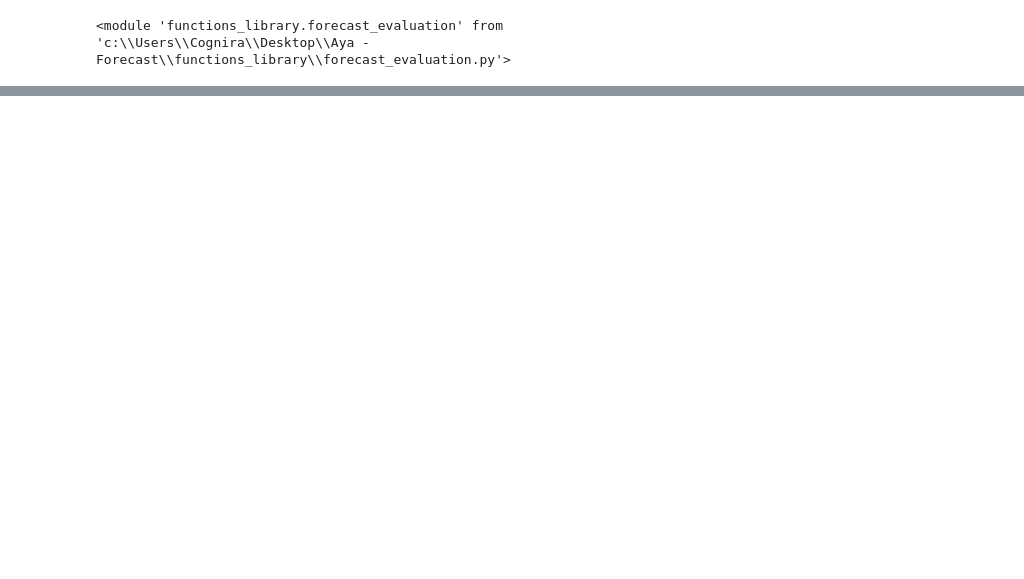
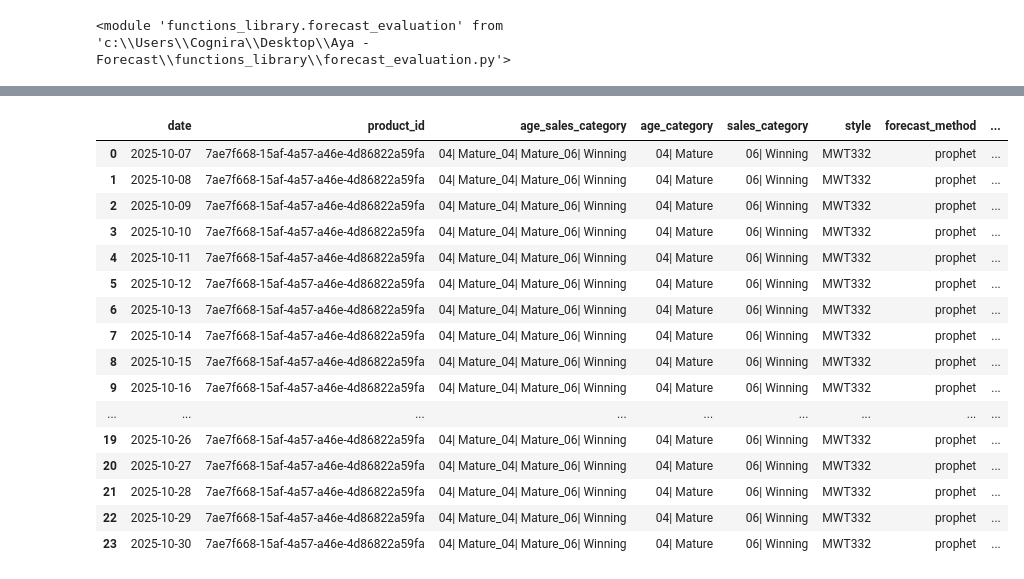
Before and after one commit to ameljenniwork-maker/Aya---Forecast-Engine, a Jupyter notebook: evaluate_forecast.ipynb, the cells around one changed output, grey strips where cells are left out. Saved outputs shown, nothing was run; the diff lists cells and outputs as text; code cells hidden in the pictures; blank space fills up the shorter version.

```diff
--- a/evaluate_forecast.ipynb
+++ b/evaluate_forecast.ipynb
@@ -171,7 +177,7 @@ reload(FEVAL)
 <module 'functions_library.forecast_evaluation' from 'c:\\Users\\Cognira\\Desktop\\Aya - Forecast\\functions_library\\forecast_evaluation.py'>
 # %%
 # Example usage
-SELECTED_STYLE = "MWD04"
+SELECTED_STYLE = "MW1556"
 pdf_product, plot = FEVAL.plot_product_details_daily_short(validation_data, SELECTED_STYLE, products_df=products, EVALUATION_START_DATE=EVALUATION_START_DATE, EVALUATION_END_DATE=EVALUATION_END_DATE)
 plot.show()
 # %% [output]
@@ -180,4 +186,22 @@ Price: 43.48
 Status: ACTIVE
 [interactive output not drawn]
 # %%
-# prod_day_forecast.where(F.col("style") == SELECTED_STYLE).orderBy("date").toPandas()
+prod_day_forecast.where(F.col("style") == SELECTED_STYLE).orderBy("date").toPandas()
+# %% [output]
+|  | date | product_id | age_sales_category | age_category | sales_category | style | forecast_method | ... |
+| 0 | 2025-10-07 | 7ae7f668-15af-4a57-a46e-4d86822a59fa | 04| Mature_04| Mature_06| Winning | 04| Mature | 06| Winning | MWT332 | prophet | ... |
+| 1 | 2025-10-08 | 7ae7f668-15af-4a57-a46e-4d86822a59fa | 04| Mature_04| Mature_06| Winning | 04| Mature | 06| Winning | MWT332 | prophet | ... |
+| 2 | 2025-10-09 | 7ae7f668-15af-4a57-a46e-4d86822a59fa | 04| Mature_04| Mature_06| Winning | 04| Mature | 06| Winning | MWT332 | prophet | ... |
+| 3 | 2025-10-10 | 7ae7f668-15af-4a57-a46e-4d86822a59fa | 04| Mature_04| Mature_06| Winning | 04| Mature | 06| Winning | MWT332 | prophet | ... |
+| 4 | 2025-10-11 | 7ae7f668-15af-4a57-a46e-4d86822a59fa | 04| Mature_04| Mature_06| Winning | 04| Mature | 06| Winning | MWT332 | prophet | ... |
+| 5 | 2025-10-12 | 7ae7f668-15af-4a57-a46e-4d86822a59fa | 04| Mature_04| Mature_06| Winning | 04| Mature | 06| Winning | MWT332 | prophet | ... |
+| 6 | 2025-10-13 | 7ae7f668-15af-4a57-a46e-4d86822a59fa | 04| Mature_04| Mature_06| Winning | 04| Mature | 06| Winning | MWT332 | prophet | ... |
+| 7 | 2025-10-14 | 7ae7f668-15af-4a57-a46e-4d86822a59fa | 04| Mature_04| Mature_06| Winning | 04| Mature | 06| Winning | MWT332 | prophet | ... |
+| 8 | 2025-10-15 | 7ae7f668-15af-4a57-a46e-4d86822a59fa | 04| Mature_04| Mature_06| Winning | 04| Mature | 06| Winning | MWT332 | prophet | ... |
+| 9 | 2025-10-16 | 7ae7f668-15af-4a57-a46e-4d86822a59fa | 04| Mature_04| Mature_06| Winning | 04| Mature | 06| Winning | MWT332 | prophet | ... |
+| ... | ... | ... | ... | ... | ... | ... | ... | ... |
+| 19 | 2025-10-26 | 7ae7f668-15af-4a57-a46e-4d86822a59fa | 04| Mature_04| Mature_06| Winning | 04| Mature | 06| Winning | MWT332 | prophet | ... |
+| 20 | 2025-10-27 | 7ae7f668-15af-4a57-a46e-4d86822a59fa | 04| Mature_04| Mature_06| Winning | 04| Mature | 06| Winning | MWT332 | prophet | ... |
+| 21 | 2025-10-28 | 7ae7f668-15af-4a57-a46e-4d86822a59fa | 04| Mature_04| Mature_06| Winning | 04| Mature | 06| Winning | MWT332 | prophet | ... |
+| 22 | 2025-10-29 | 7ae7f668-15af-4a57-a46e-4d86822a59fa | 04| Mature_04| Mature_06| Winning | 04| Mature | 06| Winning | MWT332 | prophet | ... |
+| 23 | 2025-10-30 | 7ae7f668-15af-4a57-a46e-4d86822a59fa | 04| Mature_04| Mature_06| Winning | 04| Mature | 06| Winning | MWT332 | prophet | ... |
```
Also changed, not shown: parts of 9 cells of this notebook, 2 other files.
